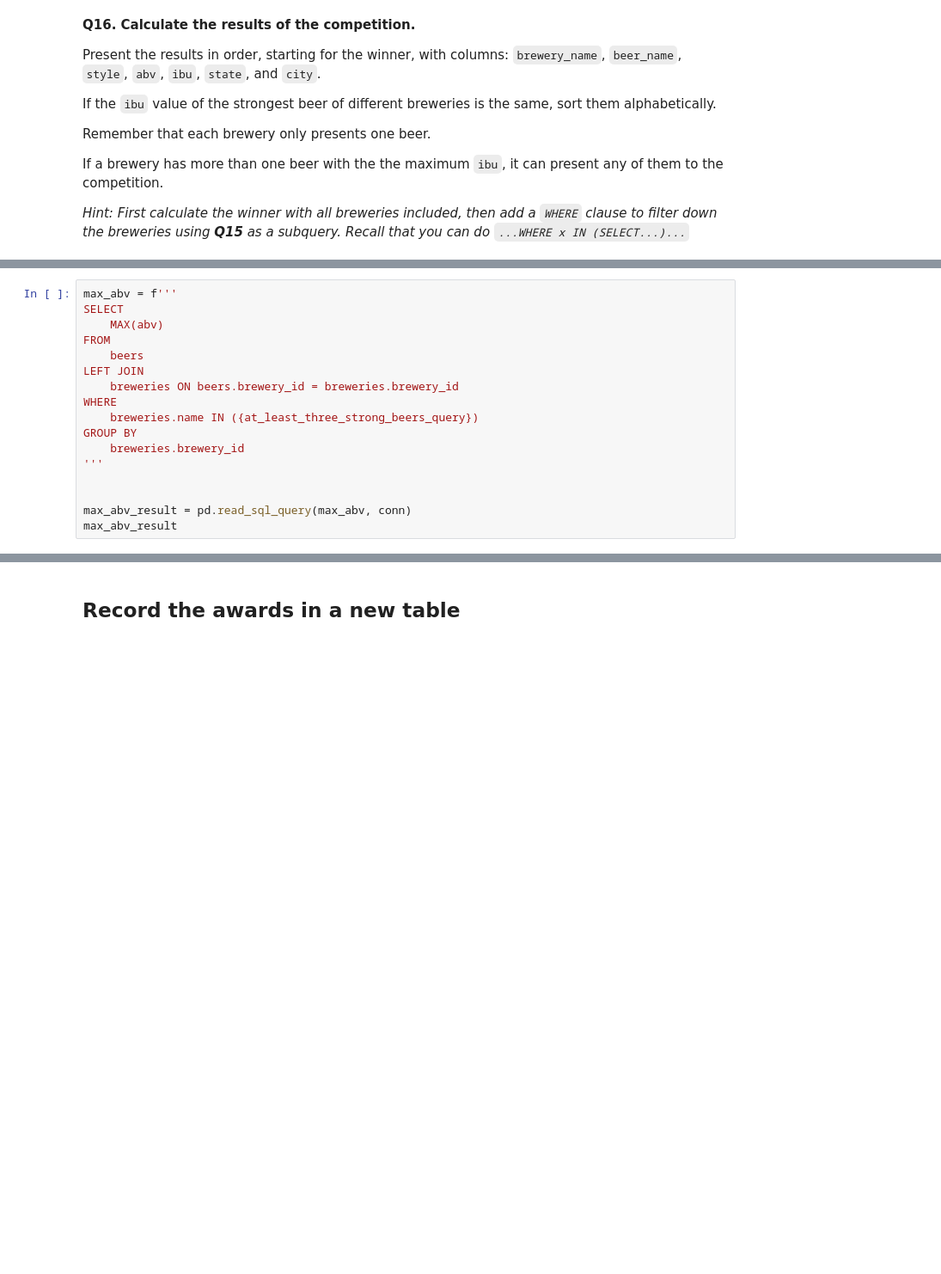
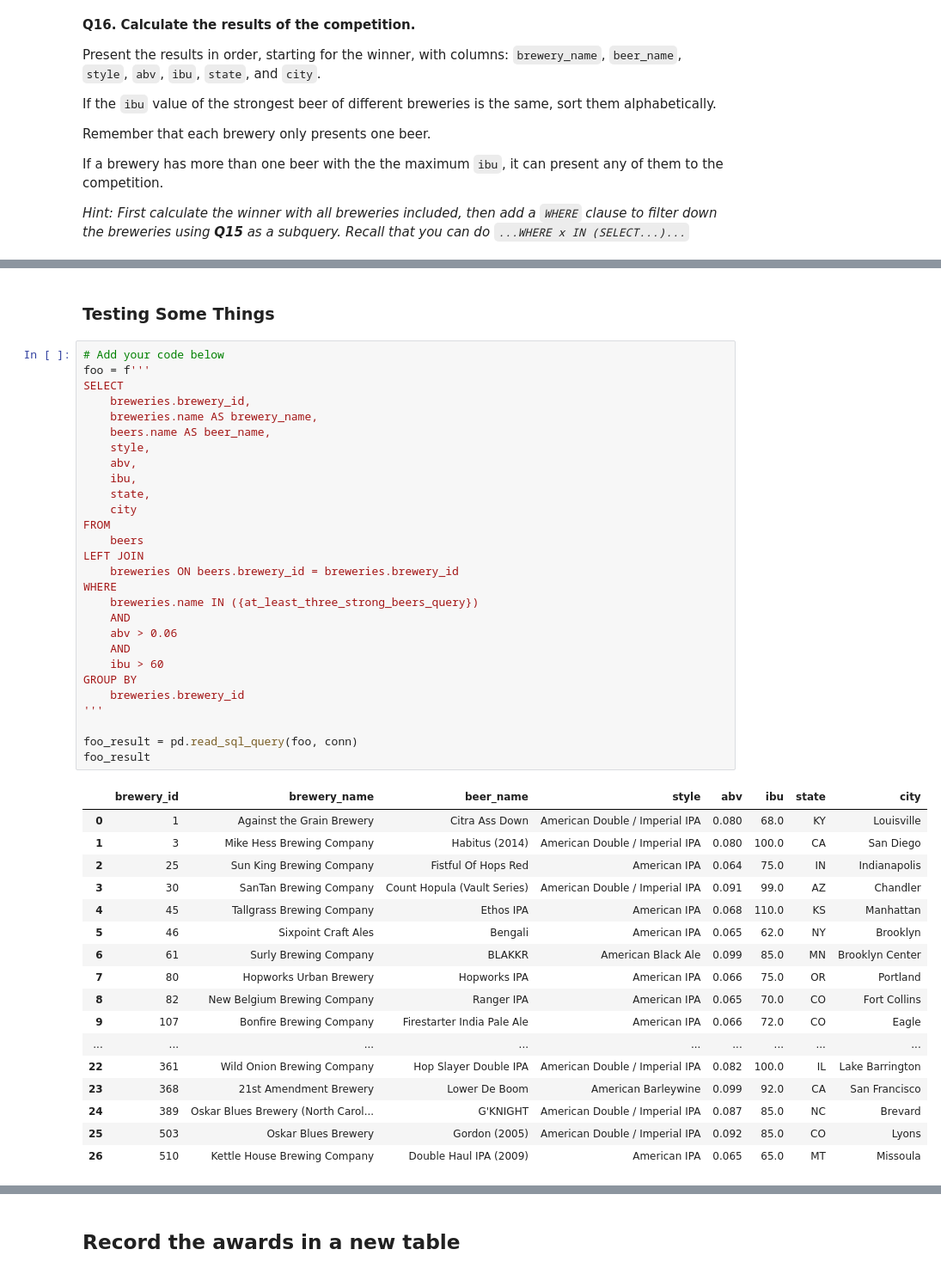
Before and after one commit to Louis-Bad/KATE_module-6, a Jupyter notebook: craft_beer_analysis/craft_beer_analysis.ipynb, the cells around one changed output, grey strips where cells are left out. Shown at 86% size. Cells and saved outputs as stored; diff of their text form; blank space fills up the shorter version.

```diff
--- a/craft_beer_analysis/craft_beer_analysis.ipynb
+++ b/craft_beer_analysis/craft_beer_analysis.ipynb
@@ -515,17 +583,48 @@ _Hint: First calculate the winner with all breweries included, then add a `WHERE
+# %% [markdown]
+### Testing Some Things
 # %%
-max_abv = f'''
+# Add your code below
+foo = f'''
 SELECT
-    MAX(abv)
+    breweries.brewery_id,
+    breweries.name AS brewery_name,
+    beers.name AS beer_name,
+    style,
+    abv,
+    ibu,
+    state,
+    city
 FROM
     beers
 LEFT JOIN
     breweries ON beers.brewery_id = breweries.brewery_id
 WHERE
     breweries.name IN ({at_least_three_strong_beers_query})
+    AND
+    abv > 0.06
+    AND
+    ibu > 60
 GROUP BY
     breweries.brewery_id
 '''
 
-
-max_abv_result = pd.read_sql_query(max_abv, conn)
-max_abv_result
+foo_result = pd.read_sql_query(foo, conn)
+foo_result
+# %% [output]
+|  | brewery_id | brewery_name | beer_name | style | abv | ibu | state | city |
+| 0 | 1 | Against the Grain Brewery | Citra Ass Down | American Double / Imperial IPA | 0.080 | 68.0 | KY | Louisville |
+| 1 | 3 | Mike Hess Brewing Company | Habitus (2014) | American Double / Imperial IPA | 0.080 | 100.0 | CA | San Diego |
+| 2 | 25 | Sun King Brewing Company | Fistful Of Hops Red | American IPA | 0.064 | 75.0 | IN | Indianapolis |
+| 3 | 30 | SanTan Brewing Company | Count Hopula (Vault Series) | American Double / Imperial IPA | 0.091 | 99.0 | AZ | Chandler |
+| 4 | 45 | Tallgrass Brewing Company | Ethos IPA | American IPA | 0.068 | 110.0 | KS | Manhattan |
+| 5 | 46 | Sixpoint Craft Ales | Bengali | American IPA | 0.065 | 62.0 | NY | Brooklyn |
+| 6 | 61 | Surly Brewing Company | BLAKKR | American Black Ale | 0.099 | 85.0 | MN | Brooklyn Center |
+| 7 | 80 | Hopworks Urban Brewery | Hopworks IPA | American IPA | 0.066 | 75.0 | OR | Portland |
+| 8 | 82 | New Belgium Brewing Company | Ranger IPA | American IPA | 0.065 | 70.0 | CO | Fort Collins |
+| 9 | 107 | Bonfire Brewing Company | Firestarter India Pale Ale | American IPA | 0.066 | 72.0 | CO | Eagle |
+| ... | ... | ... | ... | ... | ... | ... | ... | ... |
+| 22 | 361 | Wild Onion Brewing Company | Hop Slayer Double IPA | American Double / Imperial IPA | 0.082 | 100.0 | IL | Lake Barrington |
+| 23 | 368 | 21st Amendment Brewery | Lower De Boom | American Barleywine | 0.099 | 92.0 | CA | San Francisco |
+| 24 | 389 | Oskar Blues Brewery (North Carol... | G'KNIGHT | American Double / Imperial IPA | 0.087 | 85.0 | NC | Brevard |
+| 25 | 503 | Oskar Blues Brewery | Gordon (2005) | American Double / Imperial IPA | 0.092 | 85.0 | CO | Lyons |
+| 26 | 510 | Kettle House Brewing Company | Double Haul IPA (2009) | American IPA | 0.065 | 65.0 | MT | Missoula |
```
Also changed, not shown: parts of 5 cells of this notebook.
